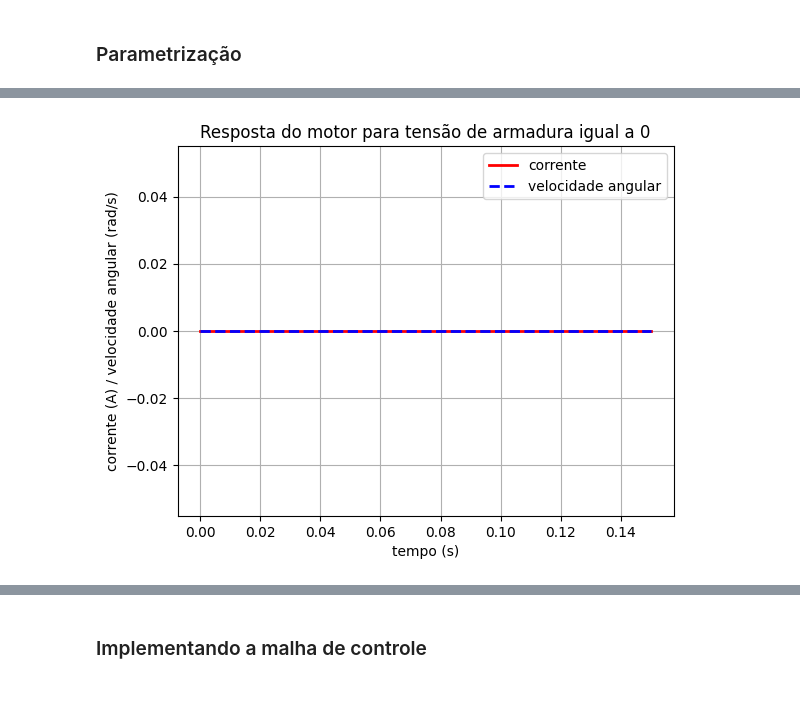
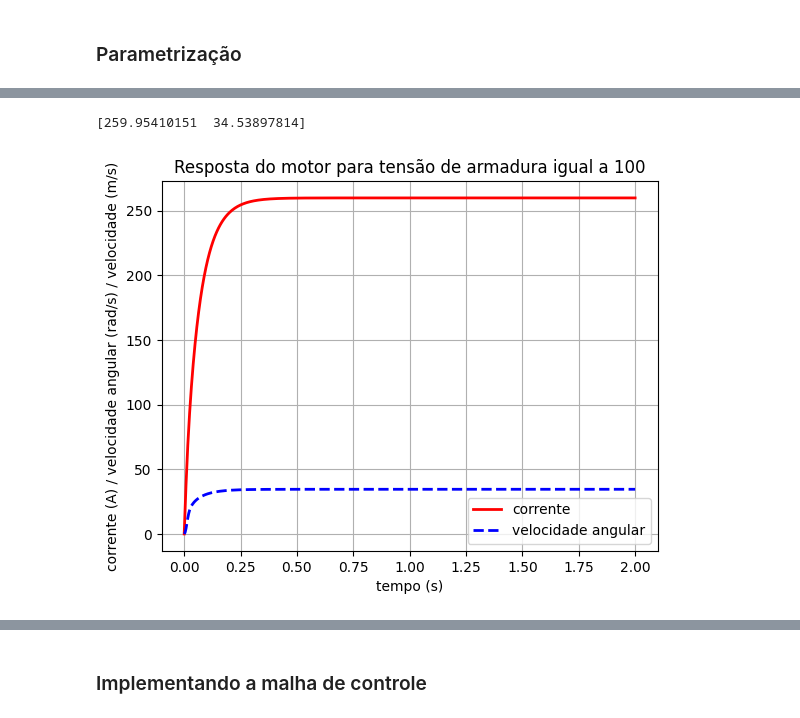
Before and after one commit to brenobmoreira/TrabFinal_DAS5103, a Jupyter notebook: sistema.ipynb, the cells around one changed output, grey strips where cells are left out. Cells and saved outputs as stored; diff of their text form; code cells hidden in the pictures.

```diff
--- a/sistema.ipynb
+++ b/sistema.ipynb
@@ -24,15 +18,14 @@ def f3(v, t, Kt, ia, r, c, m, g, alpha): # derivada da velocidade
 # %% [markdown]
 ### Parametrização
 # %%
-L = 0.0005 # indutância
-Kv = 0.1 # constante de velocidade
-Ra = 20e-3 # resistência de armadura
+L = 0.02 # indutância
+Kv = 1.39 # constante de velocidade
+Ra = 0.2 # resistência de armadura
 
-J = 0.0001 # inércia
-Kt = 0.1 # constante de torque
+J = 0.05 # inércia
 b = 0.1 # coeficiente de atrito viscoso
 
-r = 12e-2 # raio da roda
-c = 0.01 # coeficiente de atrito viscoso
-m = 1 # massa
+r = 10e-2 # raio da roda
+c = 0.3 # coeficiente de atrito viscoso
+m = 400 # massa
 g = 9.8 # aceleração da gravidade
@@ -50,0 +34,6 @@ for i, Ea in enumerate(Ea0):
+# %%
+x0 = [0, 0]
+Ea = 100
+alpha = 0
+t = np.linspace(0, 2, 500) # vetor de tempo
+result = odeint(func, x0, t, args=(L, Ea, Kv, Ra, J, b, r, c, m, g, alpha))
@@ -51,12 +53,29 @@ for i, Ea in enumerate(Ea0):
+# %%
+def func_test(x, t, L, Ea, Kv, Ra, J, b, c):
+    dx0dt = (Ea - Kv * x[1] - Ra * x[0]) / L
+    dx1dt = (Kv*x[0] - b*x[1] - c*x[1]**2) / J
+    # dx2dt = (Kv * x[0]/r - c * x[2] - m*g*np.sin(alpha)) / m
+    return [dx0dt, dx1dt]
+# %%
+x0 = [0, 0]
+Ea = 100
+alpha = 0
+t = np.linspace(0, 2, 500) # vetor de tempo
+result_test = odeint(func_test, x0, t, args=(L, Ea, Kv, Ra, J, b, c))
+# %%
+print(result_test[-1])
+# %% [output]
+[259.95410151  34.53897814]
 # %%
 plt.figure()
-plt.plot(t, ia[0], 'r-', linewidth=2, label='corrente')
-plt.plot(t, w[0], 'b--', linewidth=2, label='velocidade angular')
+plt.plot(t, result_test[:,0] , 'r-', linewidth=2, label='corrente')
+plt.plot(t, result_test[:,1], 'b--', linewidth=2, label='velocidade angular')
+# plt.plot(t, result_test[:,2], 'g--', linewidth=2, label='velocidade')
 plt.xlabel('tempo (s)')
-plt.ylabel('corrente (A) / velocidade angular (rad/s)')
-plt.title('Resposta do motor para tensão de armadura igual a 0')
+plt.ylabel('corrente (A) / velocidade angular (rad/s) / velocidade (m/s)')
+plt.title(f'Resposta do motor para tensão de armadura igual a {Ea}')
 plt.legend()
 plt.grid()
 plt.show()
 # %% [output]
-[figure, old version]
+[figure, new version]
```
Also changed, not shown: parts of 12 cells of this notebook.
